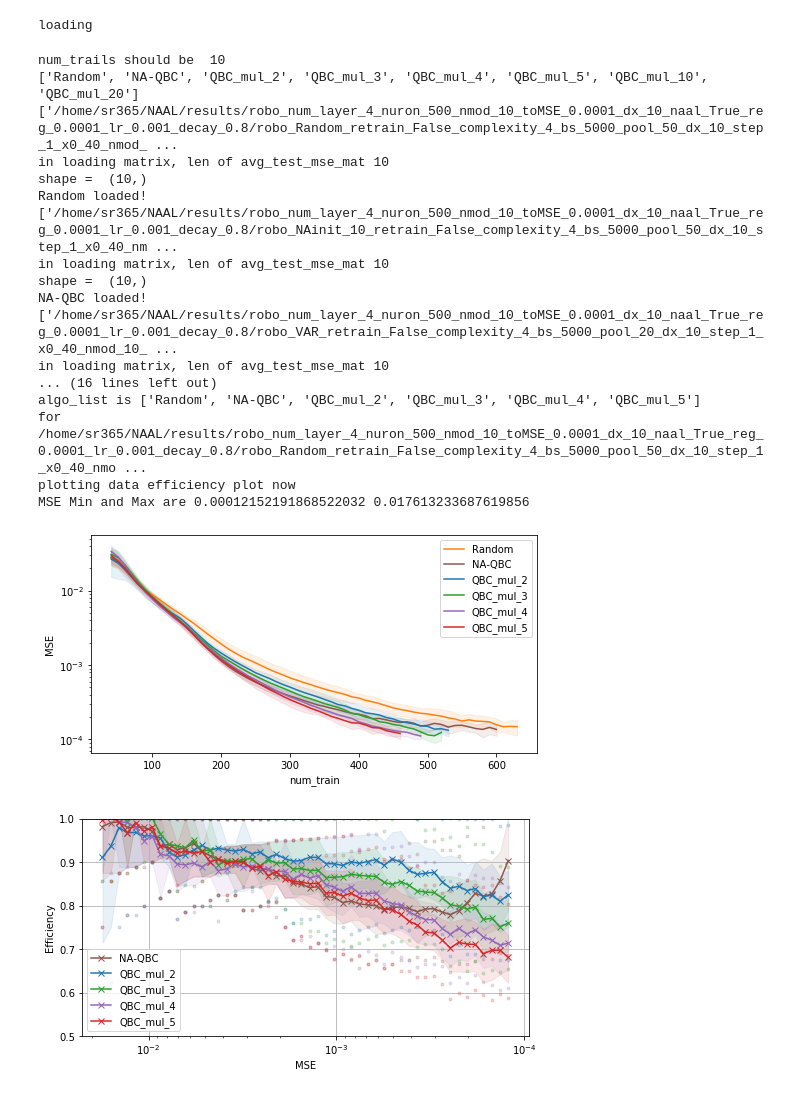
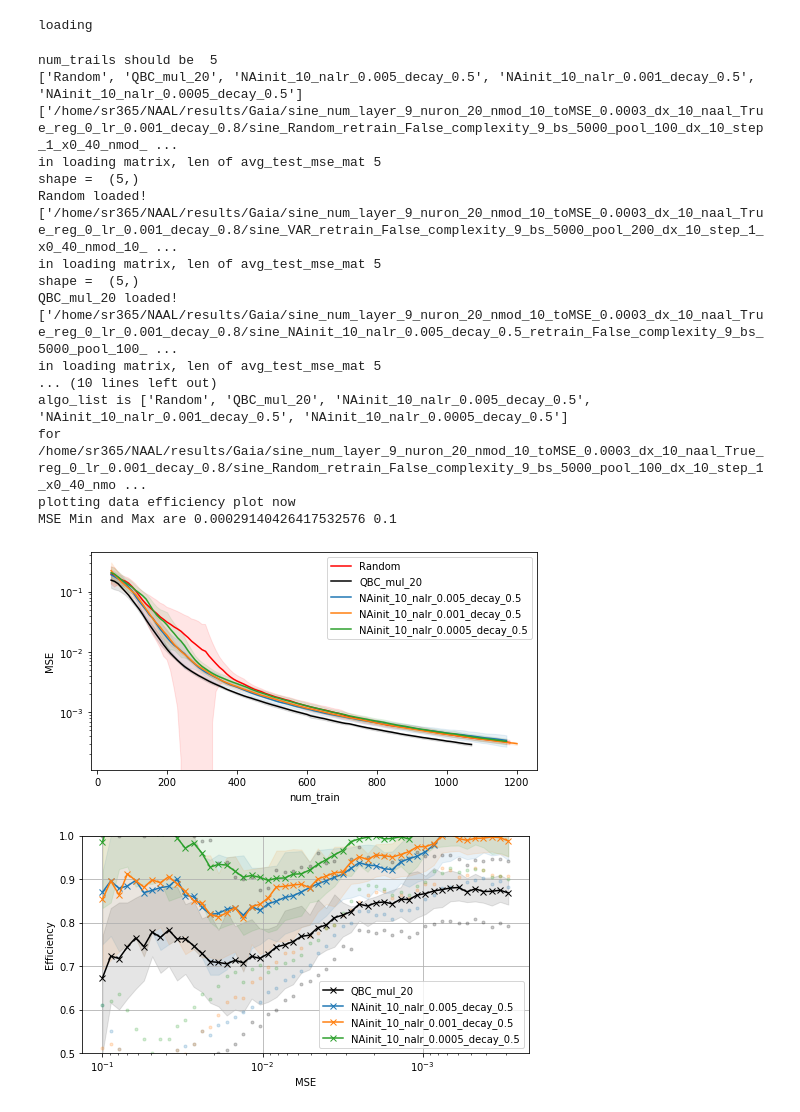
Before and after one commit to BensonRen/NAAL, a Jupyter notebook: result_compare_AL.ipynb, the cells around one changed output. Cells and saved outputs as stored; diff of their text form; code cells hidden in the pictures.

```diff
--- a/result_compare_AL.ipynb
+++ b/result_compare_AL.ipynb
@@ -402,14 +402,39 @@ test_mse_mat_name = {'Random':'Random_test_mse_mat','NA-QBC':'NA_test_mse_mat'}
 color_list = ['tab:blue', 'tab:green','tab:purple', 'tab:red', 'tab:olive','tab:grey']
 # for ind, mul in enumerate([20, 10, 5, 4, 3,2]):
 for ind, mul in enumerate([2,3,4,5,10,20]):
+# for ind, mul in enumerate([4,2, 10]):
     algo_list.append('QBC_mul_{}'.format(mul))
     file_name_map['QBC_mul_{}'.format(mul)] = 'VAR_*pool_{}_*'.format(mul*base_dx)
     test_mse_mat_name['QBC_mul_{}'.format(mul)] = 'QBC_mul_{}_test_mse_mat'.format(mul)
     color_map['QBC_mul_{}'.format(mul)] = color_list[ind]
 
+#######################
+# The NA LR decay comparison #
+######################
+se_dx = 10
+algo_list = ['Random', 'QBC_mul_20']
+file_name_map =   {'Random':'Random', 'QBC_mul_20':'VAR_*pool_200_*'}
+color_map = {'Random':'red', 'QBC_mul_20':'black'}
+test_mse_mat_name = {'Random':'Random_test_mse_mat','QBC_mul_20':'QBC_mul_20_test_mse_mat'}
+# color_list = ['tab:blue', 'tab:green','tab:purple', 'tab:red', 'tab:olive','tab:grey']
+import matplotlib.colors as mcolors
+color_list = list(mcolors.TABLEAU_COLORS)
+i = 0
+# for lr in [0.01, 0.005]:
+for lr in [0.005, 0.001, 0.0005]:
+# for lr in [0.01]:
+    # for decay in [0.1, 0.3, 0.5, 0.7, 0.8, 0.9]:
+    for decay in [0.5]:
+# for ind, mul in enumerate([2,3,4,5,10,20]):
+        algo_list.append('NAinit_10_nalr_{}_decay_{}'.format(lr, decay))
+        file_name_map['NAinit_10_nalr_{}_decay_{}'.format(lr, decay)] = 'NAinit_10_nalr_{}_decay_{}_*'.format(lr, decay)
+        test_mse_mat_name['NAinit_10_nalr_{}_decay_{}'.format(lr, decay)] = 'NAinit_10_nalr_{}_decay_{}_test_mse_mat'.format(lr, decay)
+        color_map['NAinit_10_nalr_{}_decay_{}'.format(lr, decay)] = color_list[i]
+        i += 1
 # folder_list = ['/home/sr365/NAAL/results/Stack_num_layer_9_nuron_700_nmod_10_toMSE_3e-05_dx_5_naal_True_reg_0_lr_0.001_decay_0.8']
-folder_list = ['/home/sr365/NAAL/results/robo_num_layer_4_nuron_500_nmod_10_toMSE_0.0001_dx_10_naal_True_reg_0.0001_lr_0.001_decay_0.8']
-
+# folder_list = ['/home/sr365/NAAL/results/robo_num_layer_4_nuron_500_nmod_10_toMSE_0.0001_dx_10_naal_True_reg_0.0001_lr_0.001_decay_0.8']
+# folder_list = ['/home/sr365/NAAL/results/Gaia/robo_num_layer_4_nuron_500_nmod_10_toMSE_0.0001_dx_10_naal_True_reg_0.0001_lr_0.001_decay_0.8']
+folder_list = ['/home/sr365/NAAL/results/Gaia/sine_num_layer_9_nuron_20_nmod_10_toMSE_0.0003_dx_10_naal_True_reg_0_lr_0.001_decay_0.8']
 ##################################
 # The NA pure cluster comparison #
 ##################################
@@ -444,7 +469,7 @@ for folder in folder_list:
     for i in range(10):
         glob_list = glob(os.path.join(cur_path, '*trail_{}'.format(10-i-1)))
         if glob_list:
-            num_trails = 10-i
+            num_trails = 5-i
             print('num_trails should be ', num_trails)
             break
     cur_folder = glob(os.path.join(folder,'*Random*0'))[0]
@@ -463,47 +488,47 @@ for folder in folder_list:
         print(glob_list)
         try:
             assert len(glob_list) == 1, 'your glob list is not 1 in the Dropout folder retrieving'
             drop_folder = glob_list[0]
             test_mse_mat[algo], train_mse_mat[algo], selected_after_train_mse_mat[algo] = load_matrix(drop_folder, num_trails)
             print(algo, 'loaded!')
             # print('shape of mat loaded', np.shape(test_mse_mat[algo][0]))
         except:
             # print('removing algo:', algo)
             algo_list.remove(algo)
 
     print('algo_list is', algo_list)
 
     # Smoothing
     for i in range(num_trails):
         for algo in algo_list:
             test_mse_mat[algo][i] = smooth(test_mse_mat[algo][i])
 
     # Get the x axis numbers
     dx, x0 = get_dx_x0(cur_folder)
     # Use the xlabel with number of data points
     x_label = np.array(range(2000)) * dx + x0
 
     # save_name = cur_folder.replace('MSE_','').replace('_trail_0_','')
     save_name = folder + '/'
     plot_test_MSE_plot(x_label, save_name, test_mse_mat, algo_list, plot_agg_only=True)
     Data_efficiency_plot(x_label, save_name, test_mse_mat, algo_list, y_lim_high=1)
 # %% [output]
-num_trails should be  10
-['Random', 'NA-QBC', 'QBC_mul_2', 'QBC_mul_3', 'QBC_mul_4', 'QBC_mul_5', 'QBC_mul_10', 'QBC_mul_20']
-['/home/sr365/NAAL/results/robo_num_layer_4_nuron_500_nmod_10_toMSE_0.0001_dx_10_naal_True_reg_0.0001_lr_0.001_decay_0.8/robo_Random_retrain_False_complexity_4_bs_5000_pool_50_dx_10_step_1_x0_40_nmod_ ...
-in loading matrix, len of avg_test_mse_mat 10
-shape =  (10,)
+num_trails should be  5
+['Random', 'QBC_mul_20', 'NAinit_10_nalr_0.005_decay_0.5', 'NAinit_10_nalr_0.001_decay_0.5', 'NAinit_10_nalr_0.0005_decay_0.5']
+['/home/sr365/NAAL/results/Gaia/sine_num_layer_9_nuron_20_nmod_10_toMSE_0.0003_dx_10_naal_True_reg_0_lr_0.001_decay_0.8/sine_Random_retrain_False_complexity_9_bs_5000_pool_100_dx_10_step_1_x0_40_nmod_ ...
+in loading matrix, len of avg_test_mse_mat 5
+shape =  (5,)
 Random loaded!
-['/home/sr365/NAAL/results/robo_num_layer_4_nuron_500_nmod_10_toMSE_0.0001_dx_10_naal_True_reg_0.0001_lr_0.001_decay_0.8/robo_NAinit_10_retrain_False_complexity_4_bs_5000_pool_50_dx_10_step_1_x0_40_nm ...
-in loading matrix, len of avg_test_mse_mat 10
-shape =  (10,)
-NA-QBC loaded!
-['/home/sr365/NAAL/results/robo_num_layer_4_nuron_500_nmod_10_toMSE_0.0001_dx_10_naal_True_reg_0.0001_lr_0.001_decay_0.8/robo_VAR_retrain_False_complexity_4_bs_5000_pool_20_dx_10_step_1_x0_40_nmod_10_ ...
-in loading matrix, len of avg_test_mse_mat 10
-... (16 lines left out)
-algo_list is ['Random', 'NA-QBC', 'QBC_mul_2', 'QBC_mul_3', 'QBC_mul_4', 'QBC_mul_5']
-for /home/sr365/NAAL/results/robo_num_layer_4_nuron_500_nmod_10_toMSE_0.0001_dx_10_naal_True_reg_0.0001_lr_0.001_decay_0.8/robo_Random_retrain_False_complexity_4_bs_5000_pool_50_dx_10_step_1_x0_40_nmo ...
+['/home/sr365/NAAL/results/Gaia/sine_num_layer_9_nuron_20_nmod_10_toMSE_0.0003_dx_10_naal_True_reg_0_lr_0.001_decay_0.8/sine_VAR_retrain_False_complexity_9_bs_5000_pool_200_dx_10_step_1_x0_40_nmod_10_ ...
+in loading matrix, len of avg_test_mse_mat 5
+shape =  (5,)
+QBC_mul_20 loaded!
+['/home/sr365/NAAL/results/Gaia/sine_num_layer_9_nuron_20_nmod_10_toMSE_0.0003_dx_10_naal_True_reg_0_lr_0.001_decay_0.8/sine_NAinit_10_nalr_0.005_decay_0.5_retrain_False_complexity_9_bs_5000_pool_100_ ...
+in loading matrix, len of avg_test_mse_mat 5
+... (10 lines left out)
+algo_list is ['Random', 'QBC_mul_20', 'NAinit_10_nalr_0.005_decay_0.5', 'NAinit_10_nalr_0.001_decay_0.5', 'NAinit_10_nalr_0.0005_decay_0.5']
+for /home/sr365/NAAL/results/Gaia/sine_num_layer_9_nuron_20_nmod_10_toMSE_0.0003_dx_10_naal_True_reg_0_lr_0.001_decay_0.8/sine_Random_retrain_False_complexity_9_bs_5000_pool_100_dx_10_step_1_x0_40_nmo ...
 plotting data efficiency plot now
-MSE Min and Max are 0.00012152191868522032 0.017613233687619856
+MSE Min and Max are 0.00029140426417532576 0.1
-[figure, old version]
+[figure, new version]
-[figure, old version]
+[figure, new version]
```
Also changed, not shown: 4 other files.
